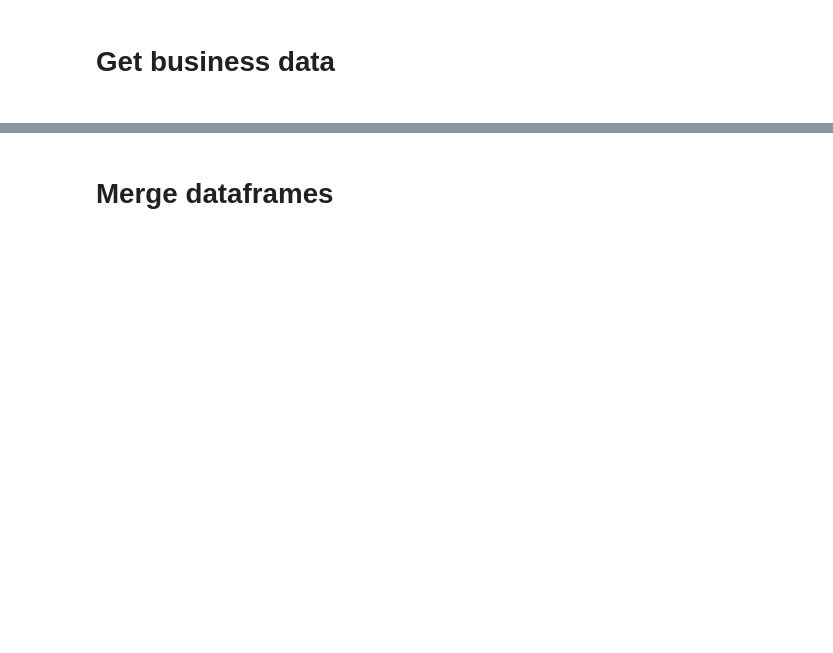
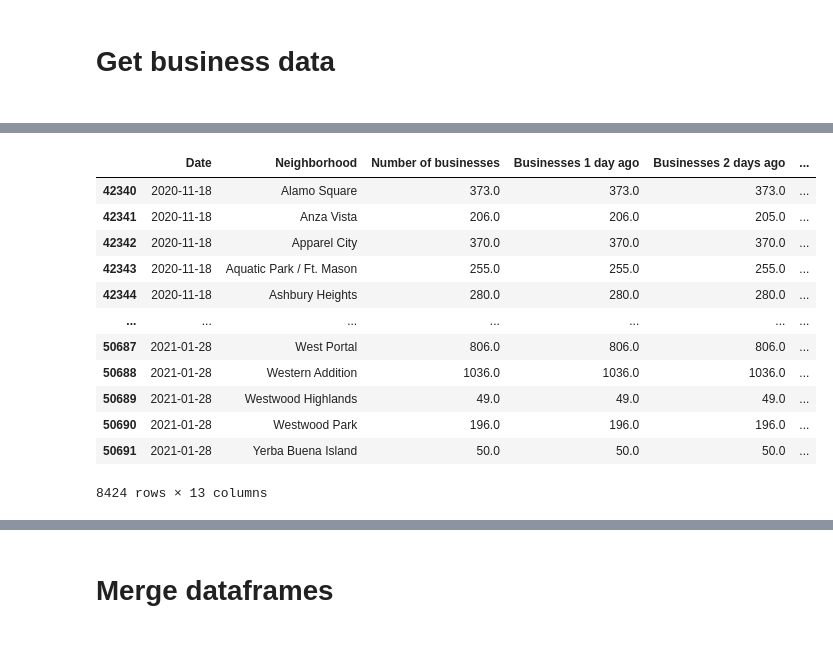
Before and after one commit to CBProgramming/CrimePrediction, a Jupyter notebook: 00 - Dataset Generator Template.ipynb, the cells around one changed output, grey strips where cells are left out. Cells and saved outputs as stored; diff of their text form; code cells hidden in the pictures; blank space fills up the shorter version.

Commit message:
data generator bug fixes

```diff
--- a/00 - Dataset Generator Template.ipynb
+++ b/00 - Dataset Generator Template.ipynb
@@ -577,4 +578,11 @@ def generate_dates_for_each_business(df):
     return final_df
+# %%
+def group_neighbourhoods(business_df):
+    business_df['Number of businesses'] = 1
+    business_df = business_df.groupby(['Date','Neighborhood'], as_index=False).count()
+    business_df = business_df.drop(columns=[ 'DBA Name','Location Start Date',
+                           'Location End Date'])
+    return business_df
 # %%
 def shift_days(df,num_days):
     transitional_data = df.shift(periods=(num_neighbourhoods*num_days))
@@ -636,0 +615,23 @@ business_df.to_csv("bus_progress6.csv", index = False)
+# %%
+def add_missing_neighborhoods(business_df):
+    new_rows = pd.DataFrame()
+    num_records = len(business_df.index)
+    current_date = one_year_before_start_date
+    zero_business_neighborhoods = copy.deepcopy(neighborhoods)
+    while current_date <= end_date:
+        print(current_date)
+        data = business_df.loc[business_df['Date']==current_date]
+        #print(data.head())
+        for neighborhood in neighborhoods:
+            if neighborhood not in data['Neighborhood'].tolist():
+                print(neighborhood)
+                new_row = {'Date' : current_date,
+                               'Neighborhood' : neighborhood,
+                               'Number of businesses' : 0}
+                new_rows = new_rows.append(new_row,ignore_index=True)
+        current_date += timedelta(days=1)
+    frames = [business_df,new_rows]
+    new_record = pd.concat(frames)
+    new_record.reset_index(drop=True, inplace=True)
+    new_record = new_record.sort_values(['Date','Neighborhood'])
+    return new_record
@@ -636,0 +709,2 @@ business_df.to_csv("bus_progress6.csv", index = False)
+# %%
+business_df = group_neighbourhoods(business_df)
@@ -636,0 +729,2 @@ business_df.to_csv("bus_progress6.csv", index = False)
+# %%
+business_df = add_missing_neighborhoods(business_df)
@@ -636,0 +769,16 @@ business_df.to_csv("bus_progress6.csv", index = False)
+# %%
+business_df
+# %% [output]
+|  | Date | Neighborhood | Number of businesses | Businesses 1 day ago | Businesses 2 days ago | ... |
+| 42340 | 2020-11-18 | Alamo Square | 373.0 | 373.0 | 373.0 | ... |
+| 42341 | 2020-11-18 | Anza Vista | 206.0 | 206.0 | 205.0 | ... |
+| 42342 | 2020-11-18 | Apparel City | 370.0 | 370.0 | 370.0 | ... |
+| 42343 | 2020-11-18 | Aquatic Park / Ft. Mason | 255.0 | 255.0 | 255.0 | ... |
+| 42344 | 2020-11-18 | Ashbury Heights | 280.0 | 280.0 | 280.0 | ... |
+| ... | ... | ... | ... | ... | ... | ... |
+| 50687 | 2021-01-28 | West Portal | 806.0 | 806.0 | 806.0 | ... |
+| 50688 | 2021-01-28 | Western Addition | 1036.0 | 1036.0 | 1036.0 | ... |
+| 50689 | 2021-01-28 | Westwood Highlands | 49.0 | 49.0 | 49.0 | ... |
+| 50690 | 2021-01-28 | Westwood Park | 196.0 | 196.0 | 196.0 | ... |
+| 50691 | 2021-01-28 | Yerba Buena Island | 50.0 | 50.0 | 50.0 | ... |
+8424 rows × 13 columns
```
Also changed, not shown: parts of 58 cells of this notebook, 4 other files.
